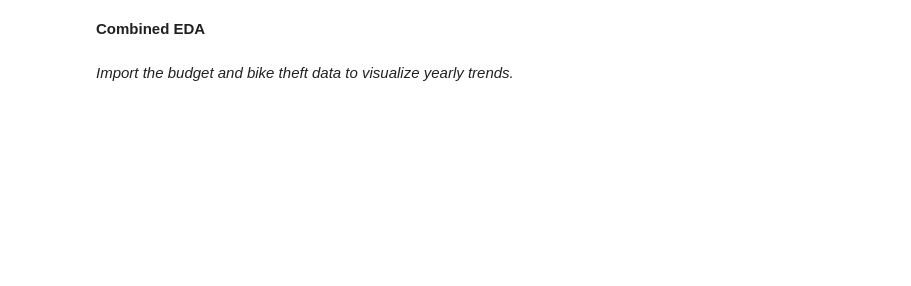
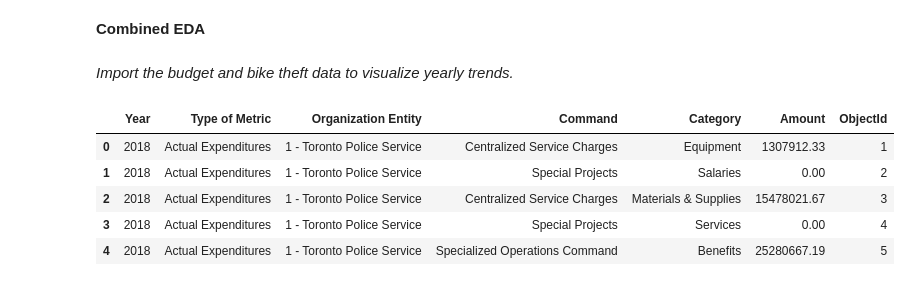
Before and after one commit to 48keysoflife/P3.BikeThug, a Jupyter notebook: combined_EDA.ipynb, the cells around one changed output. Cells and saved outputs as stored; diff of their text form; code cells hidden in the pictures; blank space fills up the shorter version.

```diff
--- a/combined_EDA.ipynb
+++ b/combined_EDA.ipynb
@@ -20,5 +20,14 @@ warnings.filterwarnings('ignore')
 # %% [markdown]
 *Import the budget and bike theft data to visualize yearly trends.*
 # %%
-budget_data = pd.read_csv('Data\Budget_by_Command.csv')
+budget_data = pd.read_csv('Data/Budget_by_Command.csv')
+# %%
+budget_data.head()
+# %% [output]
+|  | Year | Type of Metric | Organization Entity | Command | Category | Amount | ObjectId |
+| 0 | 2018 | Actual Expenditures | 1 - Toronto Police Service | Centralized Service Charges | Equipment | 1307912.33 | 1 |
+| 1 | 2018 | Actual Expenditures | 1 - Toronto Police Service | Special Projects | Salaries | 0.00 | 2 |
+| 2 | 2018 | Actual Expenditures | 1 - Toronto Police Service | Centralized Service Charges | Materials & Supplies | 15478021.67 | 3 |
+| 3 | 2018 | Actual Expenditures | 1 - Toronto Police Service | Special Projects | Services | 0.00 | 4 |
+| 4 | 2018 | Actual Expenditures | 1 - Toronto Police Service | Specialized Operations Command | Benefits | 25280667.19 | 5 |
 # %%
```
Also changed, not shown: parts of 3 cells of this notebook, 1 other file.
